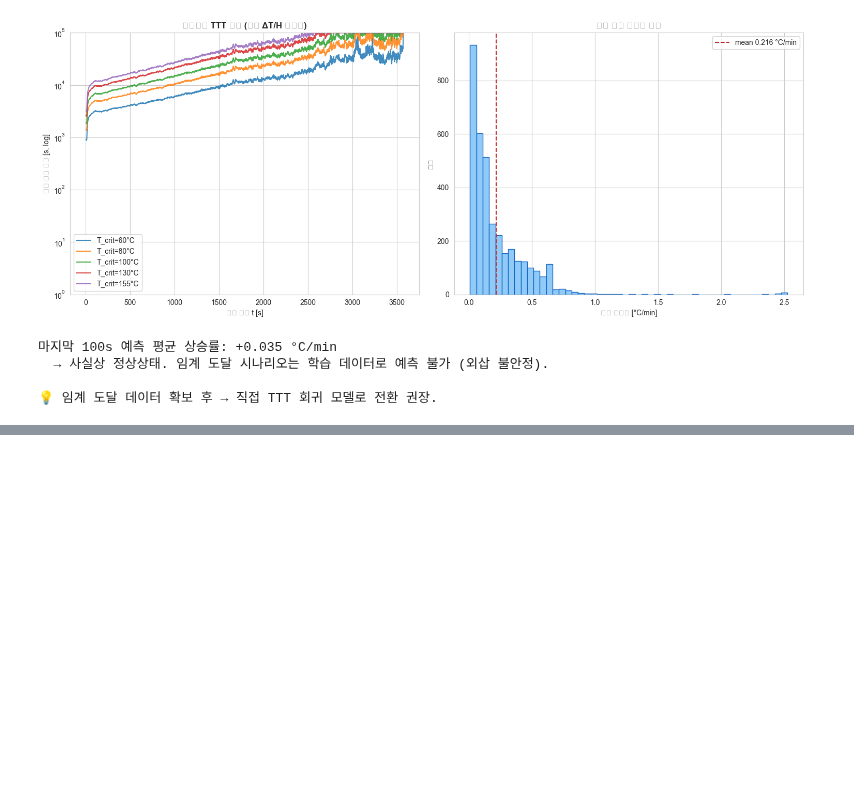
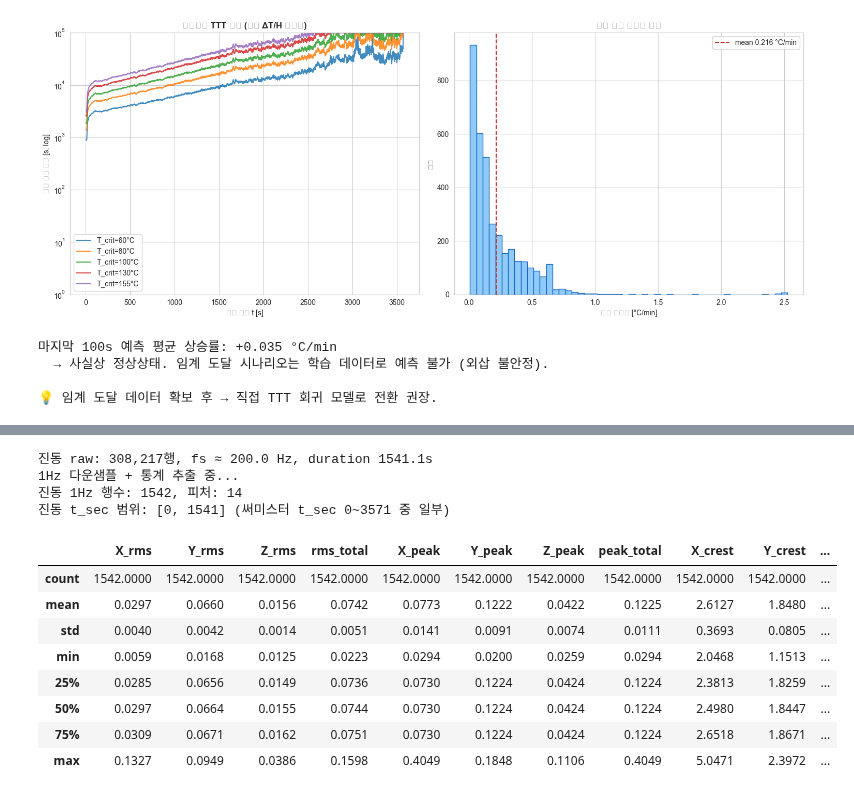
Before and after one commit to INHA-IN-GPS-2026/IN_GPS_ML_Validation, a Jupyter notebook: notebooks/01_model_evaluation.ipynb, the cells around one changed output, grey strips where cells are left out. Saved outputs shown, nothing was run; the diff lists cells and outputs as text; code cells hidden in the pictures; blank space fills up the shorter version.

```diff
--- a/notebooks/01_model_evaluation.ipynb
+++ b/notebooks/01_model_evaluation.ipynb
@@ -681,0 +848,72 @@ print("\n💡 임계 도달 데이터 확보 후 → 직접 TTT 회귀 모델로
+# %%
+from scipy.stats import kurtosis as scipy_kurtosis
+
+VIB_CSV   = "../data/Vibration_data_norm_26_05_04_test.csv"
+T_OFFSET  = 0.0            # 진동 t_sec → 써미스터 t_sec 보정값. 동시 시작이면 0.
+                            # 정렬 어긋나면 시각화 보고 조정 (예: -2.0)
+VIB_FS    = 200             # 200 Hz 가정
+WINDOW_S  = 1.0             # 1초 윈도우 (= 200 샘플) 으로 1Hz 피처화
+
+# ── Raw 200Hz 로드 ──
+vib_raw = pd.read_csv(VIB_CSV, encoding="cp949", skiprows=3, header=None,
+                      usecols=[0, 1, 2, 3, 4, 5],
+                      names=["t_abs", "X", "Y", "Z", "CH4", "t_sec_vib"])
+vib_raw = vib_raw.dropna(subset=["X", "Y", "Z", "t_sec_vib"]).reset_index(drop=True)
+
+fs_actual = 1.0 / vib_raw["t_sec_vib"].diff().median()
+print(f"진동 raw: {len(vib_raw):,}행, fs ≈ {fs_actual:.1f} Hz, "
+      f"duration {vib_raw['t_sec_vib'].iloc[-1]:.1f}s")
+
+# 시간 정렬: 진동 → 써미스터 시간축
+vib_raw["t_therm"] = vib_raw["t_sec_vib"] + T_OFFSET
+
+# 진동 신호 평균(DC 오프셋) 제거 — 가속도 변동분만 남김
+for ax in ["X", "Y", "Z"]:
+    vib_raw[f"{ax}_ac"] = vib_raw[ax] - vib_raw[ax].mean()
+
+# ── 1Hz 윈도우별 통계 (정수 t_therm으로 그룹핑) ──
+vib_raw["sec_bin"] = vib_raw["t_therm"].astype(int)
+
+def axis_stats(g, ax):
+    s = g[f"{ax}_ac"].values
+    rms  = np.sqrt(np.mean(s**2)) if len(s) else np.nan
+    peak = np.max(np.abs(s))      if len(s) else np.nan
+    crest = peak / rms if rms > 1e-9 else np.nan
+    kurt  = scipy_kurtosis(s) if len(s) > 3 else np.nan
+    return pd.Series({f"{ax}_rms": rms, f"{ax}_peak": peak,
+                      f"{ax}_crest": crest, f"{ax}_kurt": kurt})
+
+print("1Hz 다운샘플 + 통계 추출 중...")
+vib_1hz = (vib_raw.groupby("sec_bin", group_keys=False)
+           .apply(lambda g: pd.concat([axis_stats(g, "X"),
+                                       axis_stats(g, "Y"),
+                                       axis_stats(g, "Z")]))
+           .reset_index().rename(columns={"sec_bin": "t_sec"}))
+
+# 종합 RMS = √(X² + Y² + Z²)
+vib_1hz["rms_total"]  = np.sqrt(vib_1hz["X_rms"]**2 + vib_1hz["Y_rms"]**2 + vib_1hz["Z_rms"]**2)
+vib_1hz["peak_total"] = vib_1hz[["X_peak", "Y_peak", "Z_peak"]].max(axis=1)
+
+VIB_FEATURES = ["X_rms","Y_rms","Z_rms","rms_total",
+                "X_peak","Y_peak","Z_peak","peak_total",
+                "X_crest","Y_crest","Z_crest",
+                "X_kurt","Y_kurt","Z_kurt"]
+
+print(f"진동 1Hz 행수: {len(vib_1hz)}, 피처: {len(VIB_FEATURES)}")
+print(f"진동 t_sec 범위: [{vib_1hz['t_sec'].min()}, {vib_1hz['t_sec'].max()}] "
+      f"(써미스터 t_sec 0~{int(df['t_sec'].max())} 중 일부)")
+vib_1hz[VIB_FEATURES].describe().round(4)
+# %% [output]
+진동 raw: 308,217행, fs ≈ 200.0 Hz, duration 1541.1s
+1Hz 다운샘플 + 통계 추출 중...
+진동 1Hz 행수: 1542, 피처: 14
+진동 t_sec 범위: [0, 1541] (써미스터 t_sec 0~3571 중 일부)
+|  | X_rms | Y_rms | Z_rms | rms_total | X_peak | Y_peak | Z_peak | peak_total | X_crest | Y_crest | ... |
+| count | 1542.0000 | 1542.0000 | 1542.0000 | 1542.0000 | 1542.0000 | 1542.0000 | 1542.0000 | 1542.0000 | 1542.0000 | 1542.0000 | ... |
+| mean | 0.0297 | 0.0660 | 0.0156 | 0.0742 | 0.0773 | 0.1222 | 0.0422 | 0.1225 | 2.6127 | 1.8480 | ... |
+| std | 0.0040 | 0.0042 | 0.0014 | 0.0051 | 0.0141 | 0.0091 | 0.0074 | 0.0111 | 0.3693 | 0.0805 | ... |
+| min | 0.0059 | 0.0168 | 0.0125 | 0.0223 | 0.0294 | 0.0200 | 0.0259 | 0.0294 | 2.0468 | 1.1513 | ... |
+| 25% | 0.0285 | 0.0656 | 0.0149 | 0.0736 | 0.0730 | 0.1224 | 0.0424 | 0.1224 | 2.3813 | 1.8259 | ... |
+| 50% | 0.0297 | 0.0664 | 0.0155 | 0.0744 | 0.0730 | 0.1224 | 0.0424 | 0.1224 | 2.4980 | 1.8447 | ... |
+| 75% | 0.0309 | 0.0671 | 0.0162 | 0.0751 | 0.0730 | 0.1224 | 0.0424 | 0.1224 | 2.6518 | 1.8671 | ... |
+| max | 0.1327 | 0.0949 | 0.0386 | 0.1598 | 0.4049 | 0.1848 | 0.1106 | 0.4049 | 5.0471 | 2.3972 | ... |
```
Also changed, not shown: parts of 9 cells of this notebook, 12 other files.
